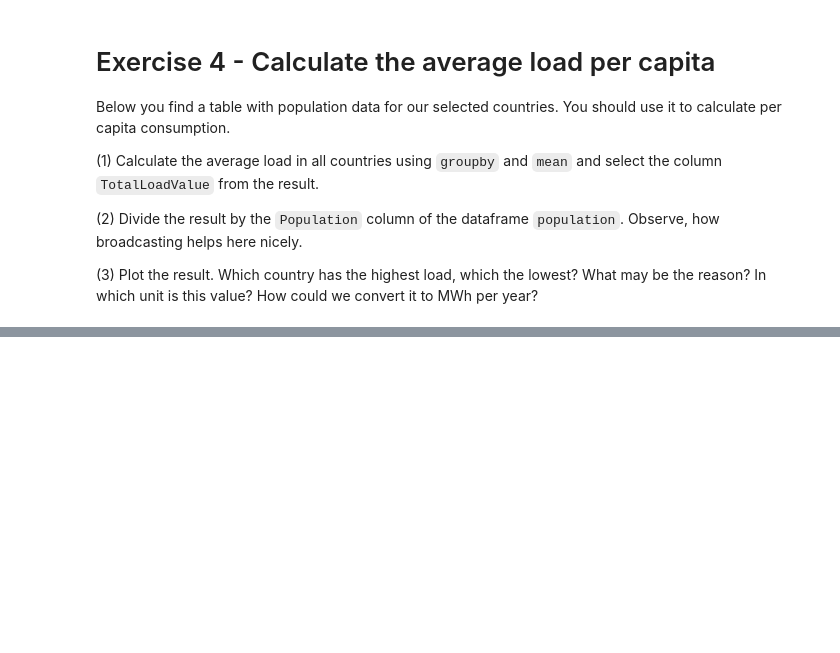
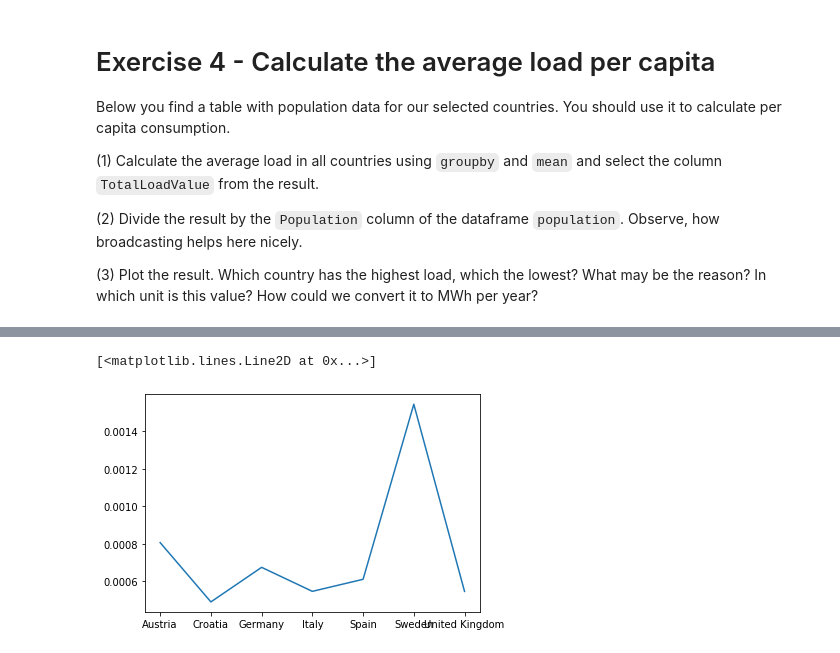
Before and after one commit to barbarakalous/homework-scientific-computing, a Jupyter notebook: homework06-pandas/homework06-barbarakalous.ipynb, the cells around one changed output, grey strips where cells are left out. Cells and saved outputs as stored; diff of their text form; code cells hidden in the pictures; blank space fills up the shorter version.

```diff
--- a/homework06-pandas/homework06-barbarakalous.ipynb
+++ b/homework06-pandas/homework06-barbarakalous.ipynb
@@ -108,5 +91,7 @@ array(['50Hertz CA', 'APG BZ', 'APG CA', 'AST BZ', 'AST CA', 'Albania',
        'Ukraine BZN', 'Ukraine IPS CA', 'United Kingdom', 'swissgrid BZ',
        'swissgrid CA'], dtype=object)
 # %%
+#1
 filtercountry = power_demand['AreaName'].isin(['Austria', 'Germany', 'United Kingdom', 'Spain', 'Sweden', 'Italy', 'Croatia'])
-filtertime = power_demand['2015-01-01':'2019-12-31']
+power_demand_country = power_demand[filtercountry]
+power_demand_country_time = power_demand_country['2015-01-01':'2019-12-31']
@@ -155,0 +362,3 @@ population
+# %%
+average_load = power_demand_country.groupby('AreaName').mean()
+average_load
@@ -155,0 +375,6 @@ population
+# %%
+Total_Load_Value = average_load['TotalLoadValue']
+# %%
+#2
+average_load_per_capita = Total_Load_Value / population['Population']
+average_load_per_capita
@@ -155,0 +391,6 @@ population
+# %%
+#3
+plt.plot(average_load_per_capita)
+# %% [output]
+[<matplotlib.lines.Line2D at 0x...>]
+[figure, added]
```
Also changed, not shown: parts of 27 cells of this notebook.
